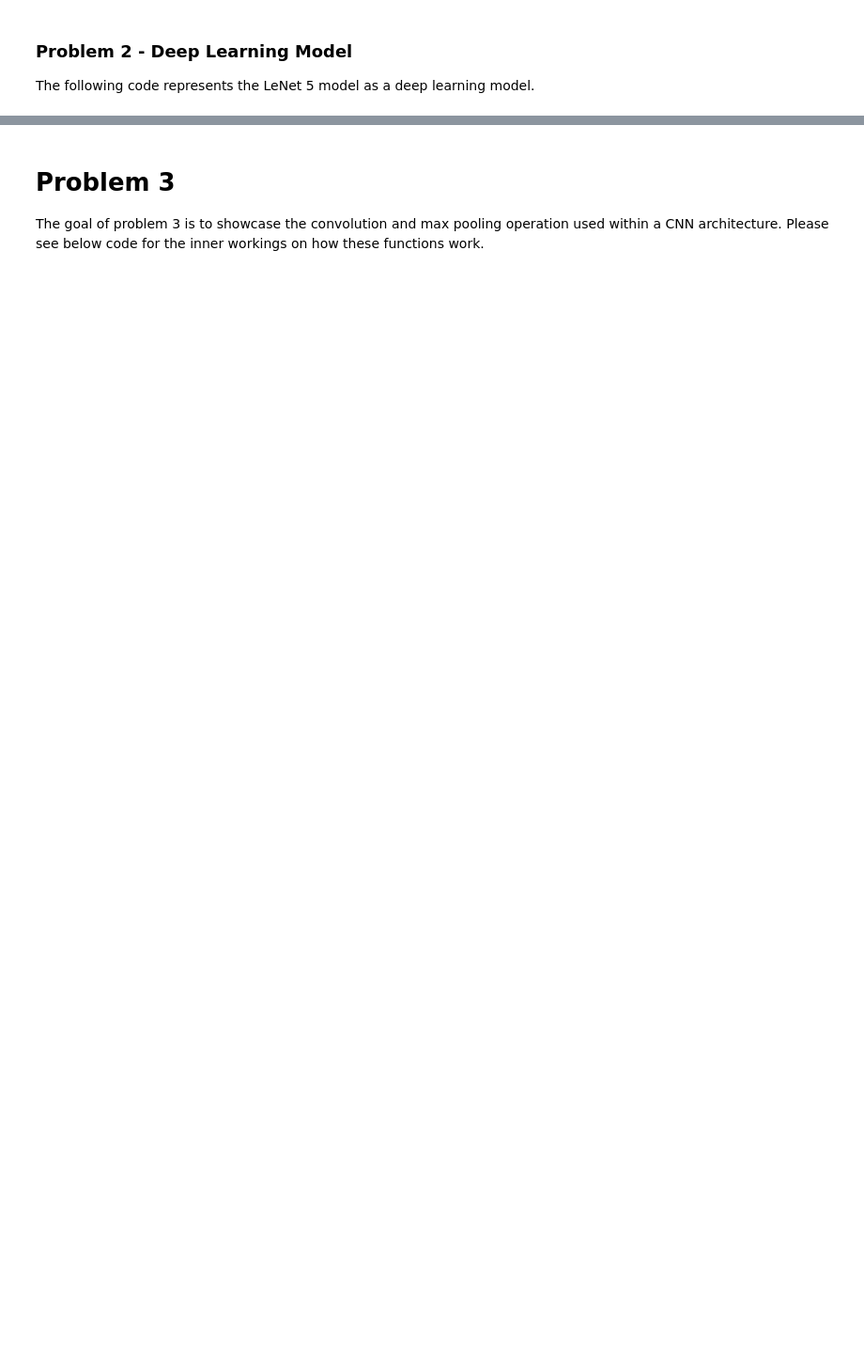
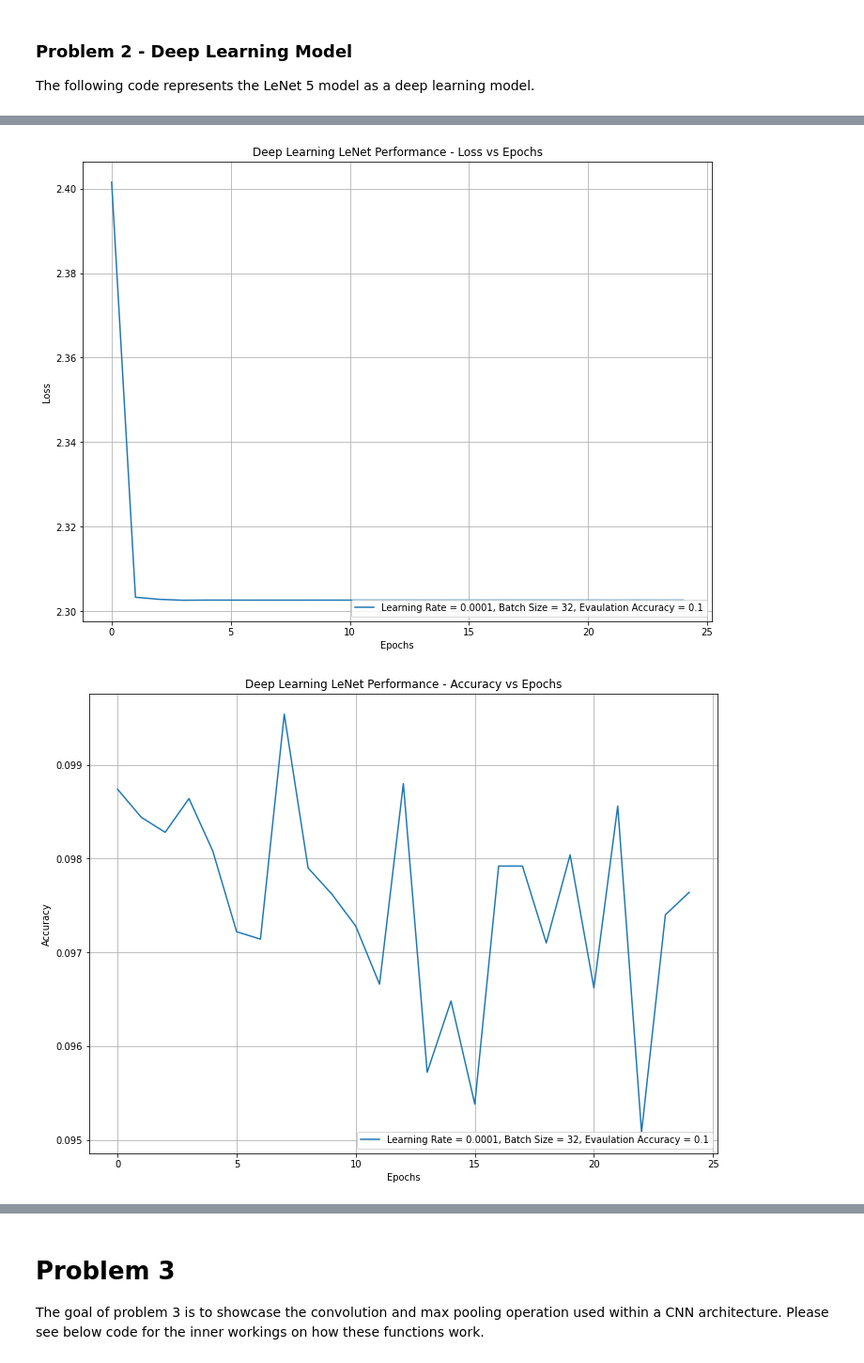
Before and after one commit to lrburle/ML_Asssignment3, a Jupyter notebook: assign_3.ipynb, the cells around one changed output, grey strips where cells are left out. Shown at 94% size. Cells and saved outputs as stored; diff of their text form; code cells hidden in the pictures; blank space fills up the shorter version.

```diff
--- a/assign_3.ipynb
+++ b/assign_3.ipynb
@@ -898,2 +1034,29 @@ print(f"From the deep learning model, the loss achieved and accuracy achieved ar
+# %%
+# Show the Loss vs Epochs for each architecture.
+plt.figure(figsize=[12, 9])
+plt.title("Deep Learning LeNet Performance - Loss vs Epochs")
+plt.xlabel("Epochs")
+plt.ylabel("Loss")
+
+plt.plot(history5.history['loss'], label=f'Learning Rate = {learning}, Batch Size = {batch}, Evaulation Accuracy = {test5[1]:.4}')
+
+plt.legend(loc="lower right")
+plt.grid()
+plt.show()
+
+# Plotting the accuracy versus the epochs in the training parameters.
+plt.figure(figsize=[12, 9])
+plt.title("Deep Learning LeNet Performance - Accuracy vs Epochs")
+plt.xlabel("Epochs")
+plt.ylabel("Accuracy")
+
+plt.plot(history5.history['accuracy'], label=f'Learning Rate = {learning}, Batch Size = {batch}, Evaulation Accuracy = {test5[1]:.4}')
+
+plt.grid()
+plt.legend(loc="lower right")
+plt.show()
+# %% [output]
+[figure, added]
+[figure, added]
 # %% [markdown]
 ### Problem 2 - Question Responses
```
Also changed, not shown: parts of 23 cells of this notebook.
